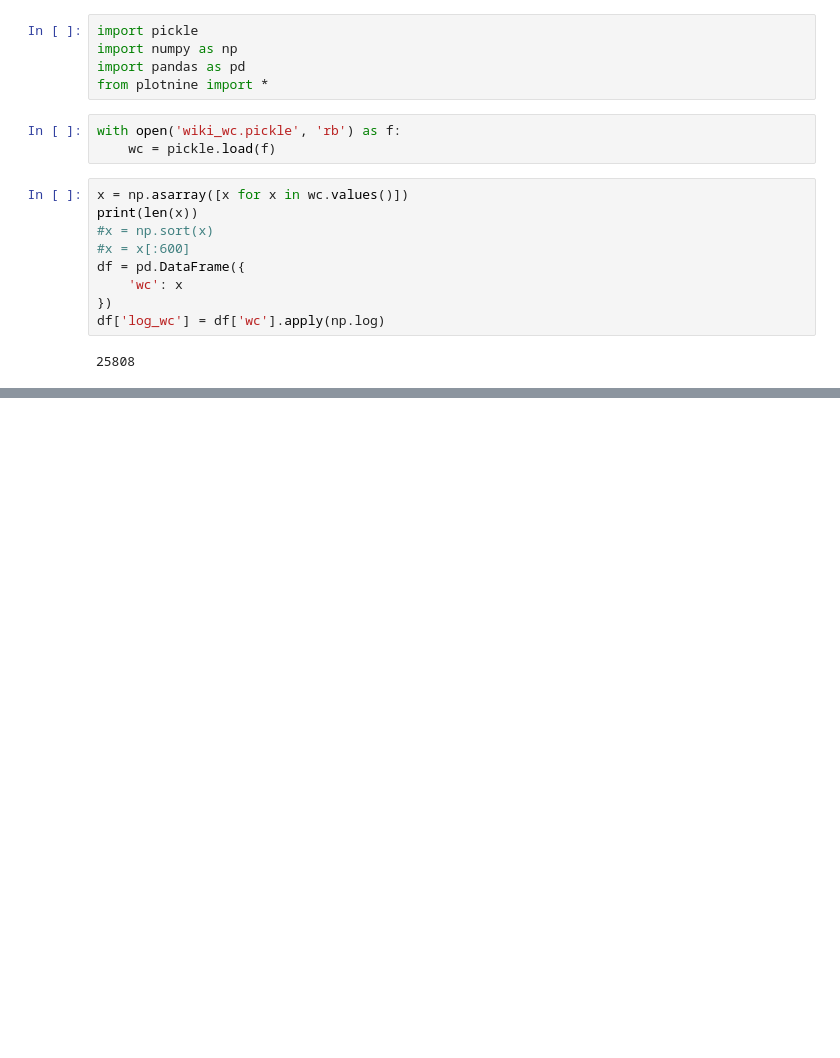
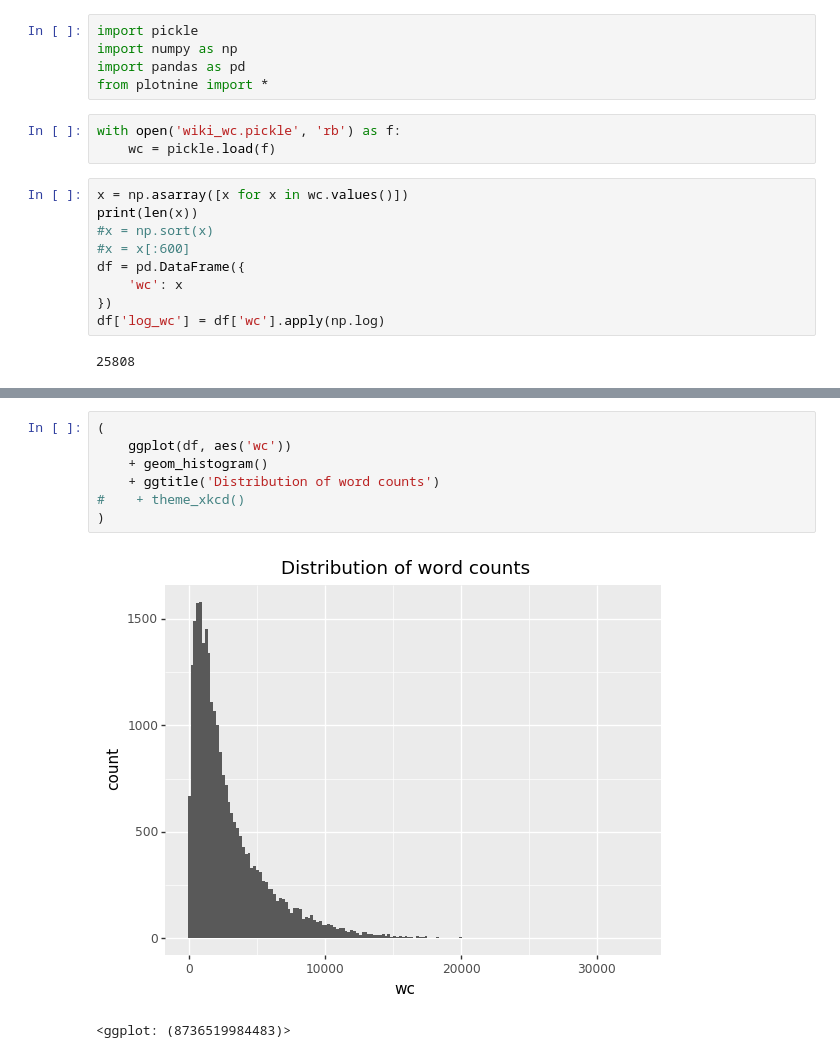
Before and after one commit to ijirdeh5/qanta-codalab, a Jupyter notebook: src/qanta/obscurity/EDA.ipynb, the cells around one changed output, grey strips where cells are left out. Cells and saved outputs as stored; diff of their text form; blank space fills up the shorter version.

Commit message:
added graph of wc

```diff
--- a/src/qanta/obscurity/EDA.ipynb
+++ b/src/qanta/obscurity/EDA.ipynb
@@ -29,0 +30,10 @@ df['log_wc'] = df['wc'].apply(np.log)
+# %%
+(
+    ggplot(df, aes('wc'))
+    + geom_histogram()
+    + ggtitle('Distribution of word counts')
+#    + theme_xkcd()
+)
+# %% [output]
+[figure, added]
+<ggplot: (8736519984483)>
```
Also changed, not shown: parts of 1 cell of this notebook.
